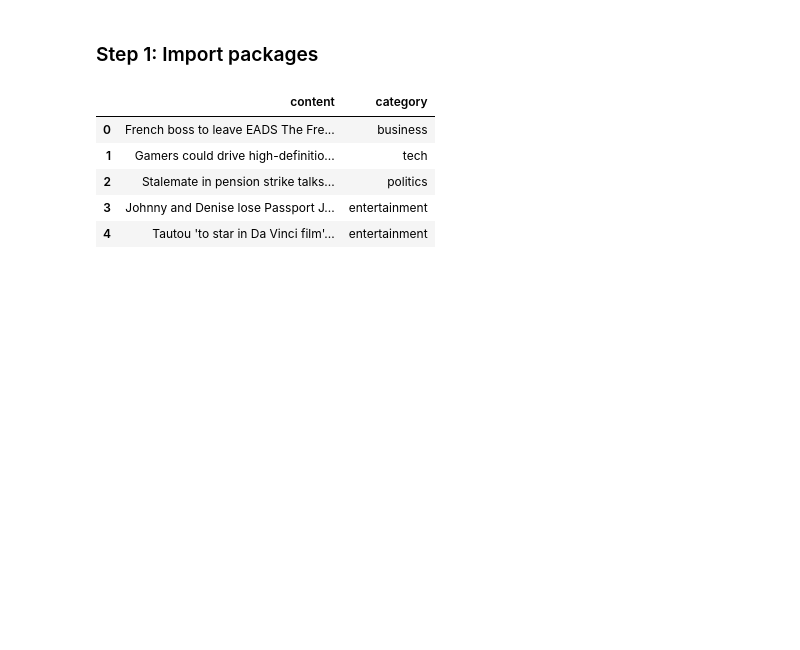
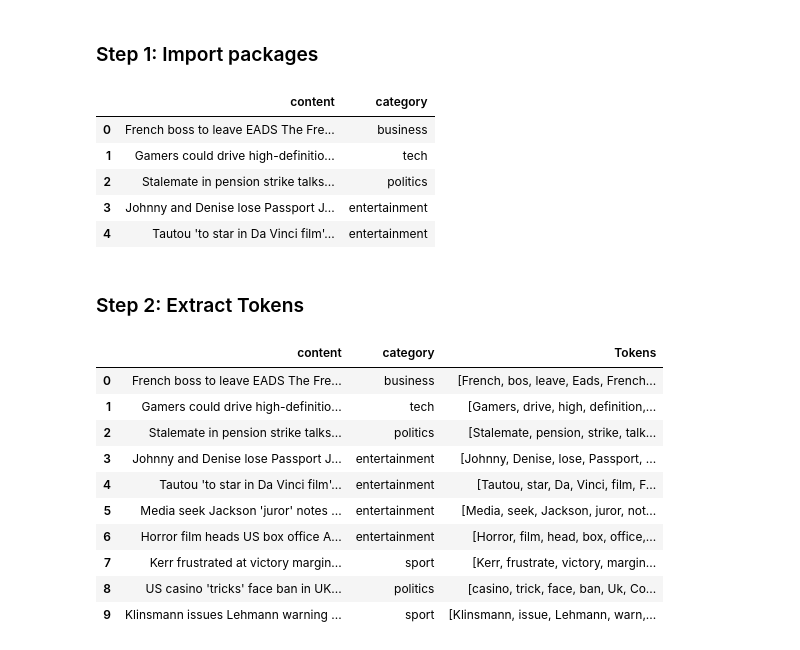
Before and after one commit to L-brierton/Text-Analytics-College-Project, a Jupyter notebook: Homework 2.ipynb, the cells around one changed output. Saved outputs shown, nothing was run; the diff lists cells and outputs as text; code cells hidden in the pictures; blank space fills up the shorter version.

```diff
--- a/Homework 2.ipynb
+++ b/Homework 2.ipynb
@@ -28,3 +32,5 @@ raw_trainset.head()
 | 2 | Stalemate in pension strike talks... | politics |
 | 3 | Johnny and Denise lose Passport J... | entertainment |
 | 4 | Tautou 'to star in Da Vinci film'... | entertainment |
+# %% [markdown]
+### Step 2: Extract Tokens
@@ -30,0 +114,21 @@ raw_trainset.head()
+# %%
+df_handle = raw_trainset.copy()
+[n,d] = df_handle.shape
+df_handle['Tokens'] = ['']*n
+
+for index, row in df_handle.iterrows():
+    df_handle['Tokens'].iloc[index] = convert_tokens(row['content'],0)
+
+df_handle.head(10)
+# %% [output]
+|  | content | category | Tokens |
+| 0 | French boss to leave EADS The Fre... | business | [French, bos, leave, Eads, French... |
+| 1 | Gamers could drive high-definitio... | tech | [Gamers, drive, high, definition,... |
+| 2 | Stalemate in pension strike talks... | politics | [Stalemate, pension, strike, talk... |
+| 3 | Johnny and Denise lose Passport J... | entertainment | [Johnny, Denise, lose, Passport, ... |
+| 4 | Tautou 'to star in Da Vinci film'... | entertainment | [Tautou, star, Da, Vinci, film, F... |
+| 5 | Media seek Jackson 'juror' notes ... | entertainment | [Media, seek, Jackson, juror, not... |
+| 6 | Horror film heads US box office A... | entertainment | [Horror, film, head, box, office,... |
+| 7 | Kerr frustrated at victory margin... | sport | [Kerr, frustrate, victory, margin... |
+| 8 | US casino 'tricks' face ban in UK... | politics | [casino, trick, face, ban, Uk, Co... |
+| 9 | Klinsmann issues Lehmann warning ... | sport | [Klinsmann, issue, Lehmann, warn,... |
```
Also changed, not shown: parts of 2 cells of this notebook.
